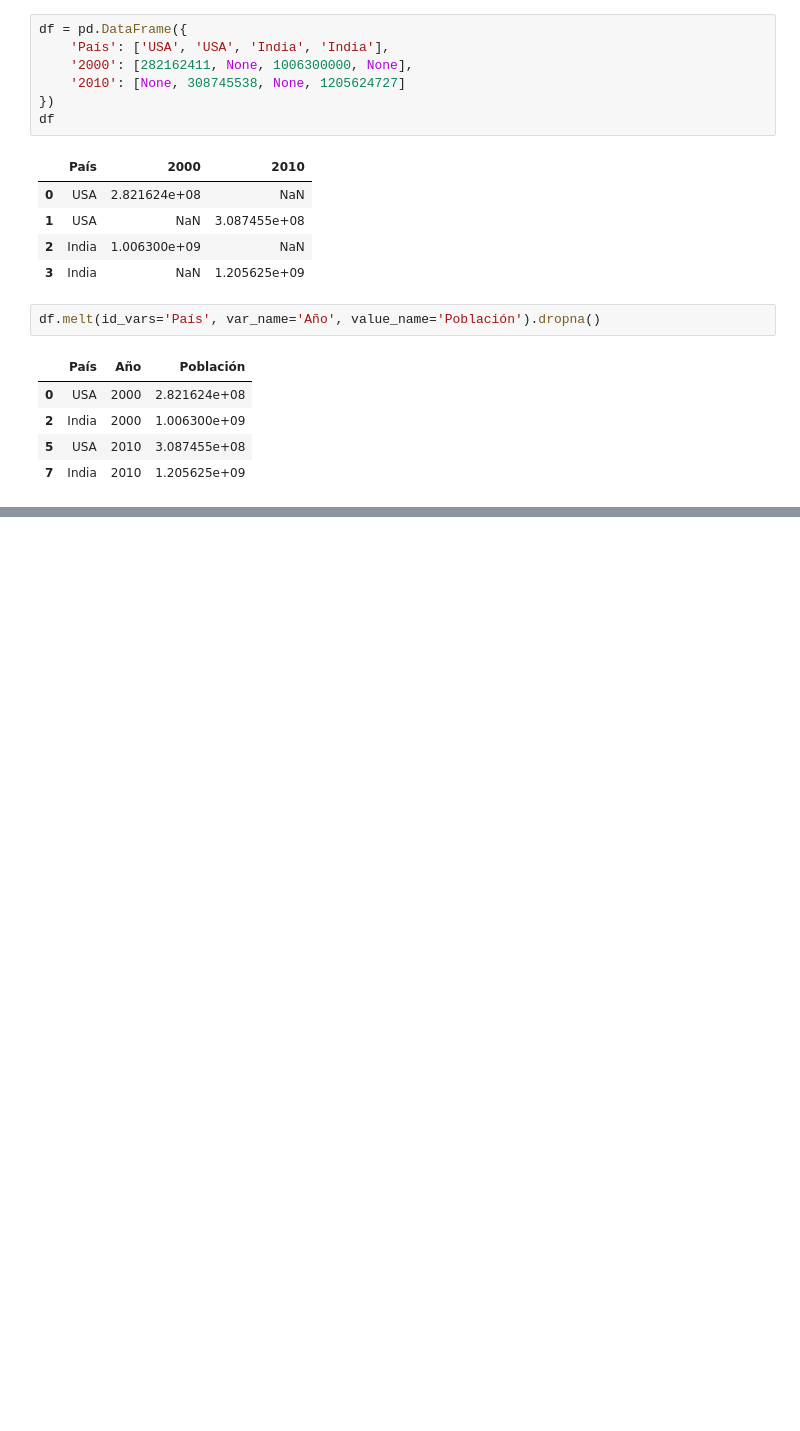
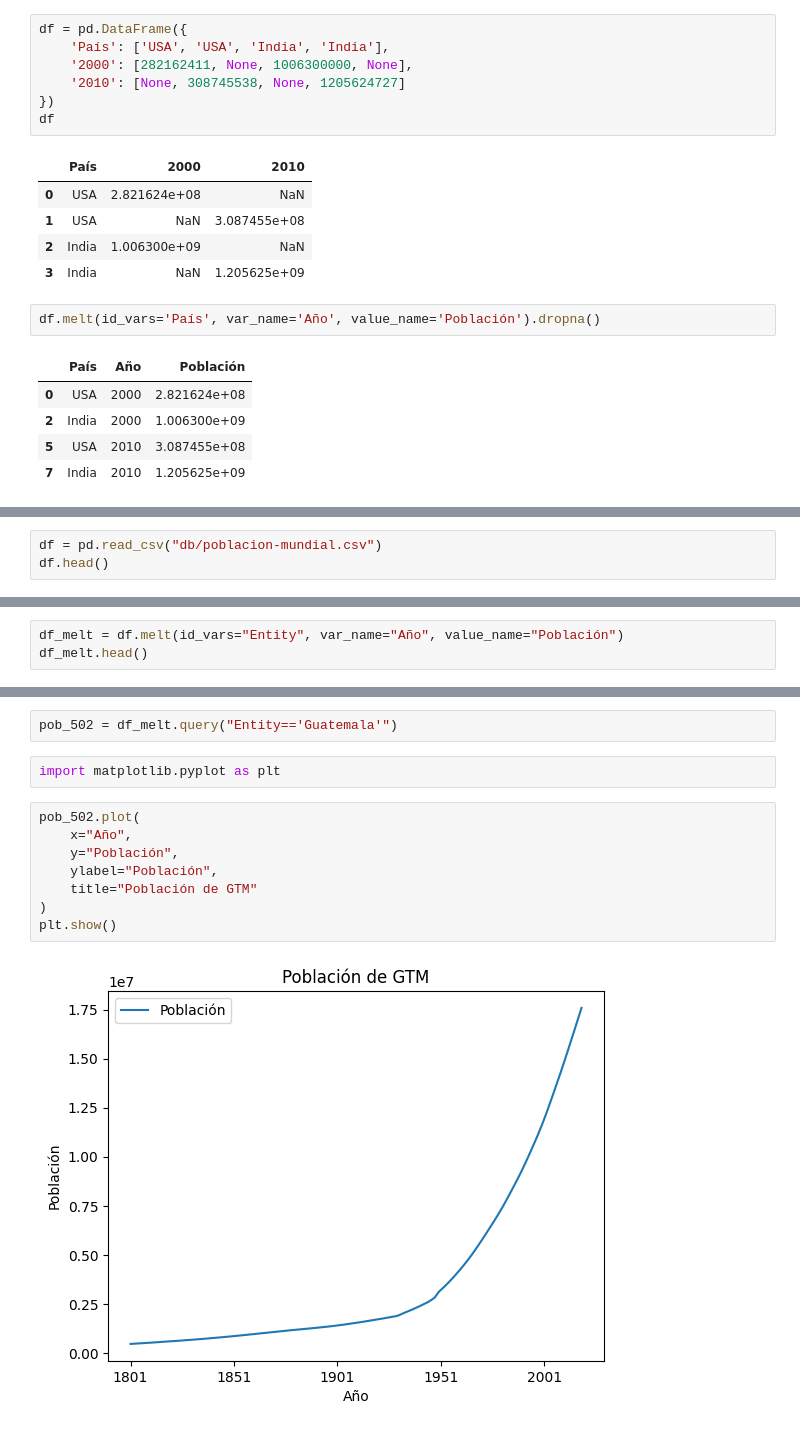
Before and after one commit to 1u1s4/INE_curso_pandas, a Jupyter notebook: clase_12.ipynb, the cells around one changed output, grey strips where cells are left out. Saved outputs shown, nothing was run; the diff lists cells and outputs as text; blank space fills up the shorter version.

```diff
--- a/clase_12.ipynb
+++ b/clase_12.ipynb
@@ -49,0 +96,3 @@ df.melt(id_vars='País', var_name='Año', value_name='Población').dropna()
+# %%
+df = pd.read_csv("db/poblacion-mundial.csv")
+df.head()
@@ -49,0 +107,3 @@ df.melt(id_vars='País', var_name='Año', value_name='Población').dropna()
+# %%
+df_melt = df.melt(id_vars="Entity", var_name="Año", value_name="Población")
+df_melt.head()
@@ -49,0 +117,14 @@ df.melt(id_vars='País', var_name='Año', value_name='Población').dropna()
+# %%
+pob_502 = df_melt.query("Entity=='Guatemala'")
+# %%
+import matplotlib.pyplot as plt
+# %%
+pob_502.plot(
+    x="Año",
+    y="Población",
+    ylabel="Población",
+    title="Población de GTM"
+)
+plt.show()
+# %% [output]
+[figure, added]
```
Also changed, not shown: parts of 24 cells of this notebook.
